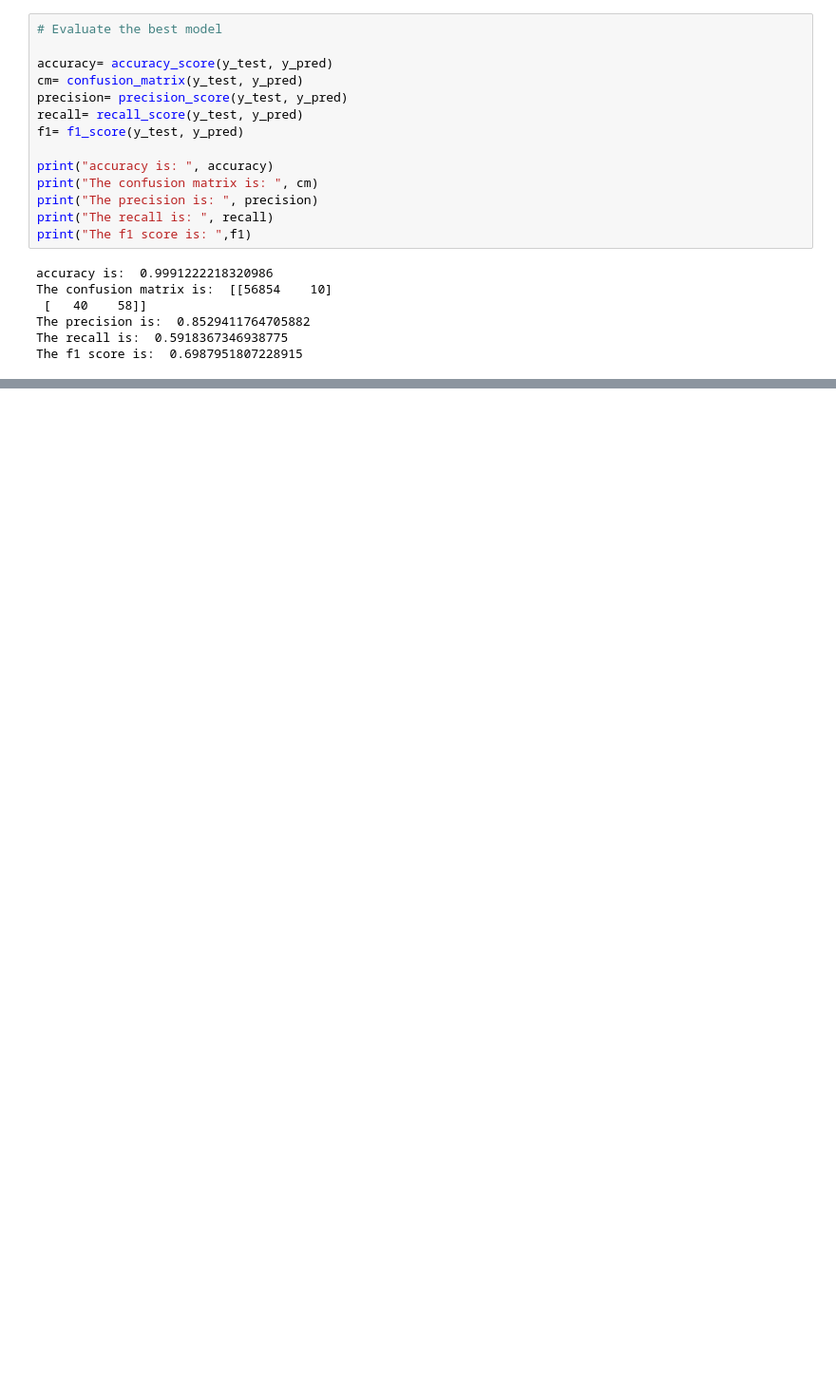
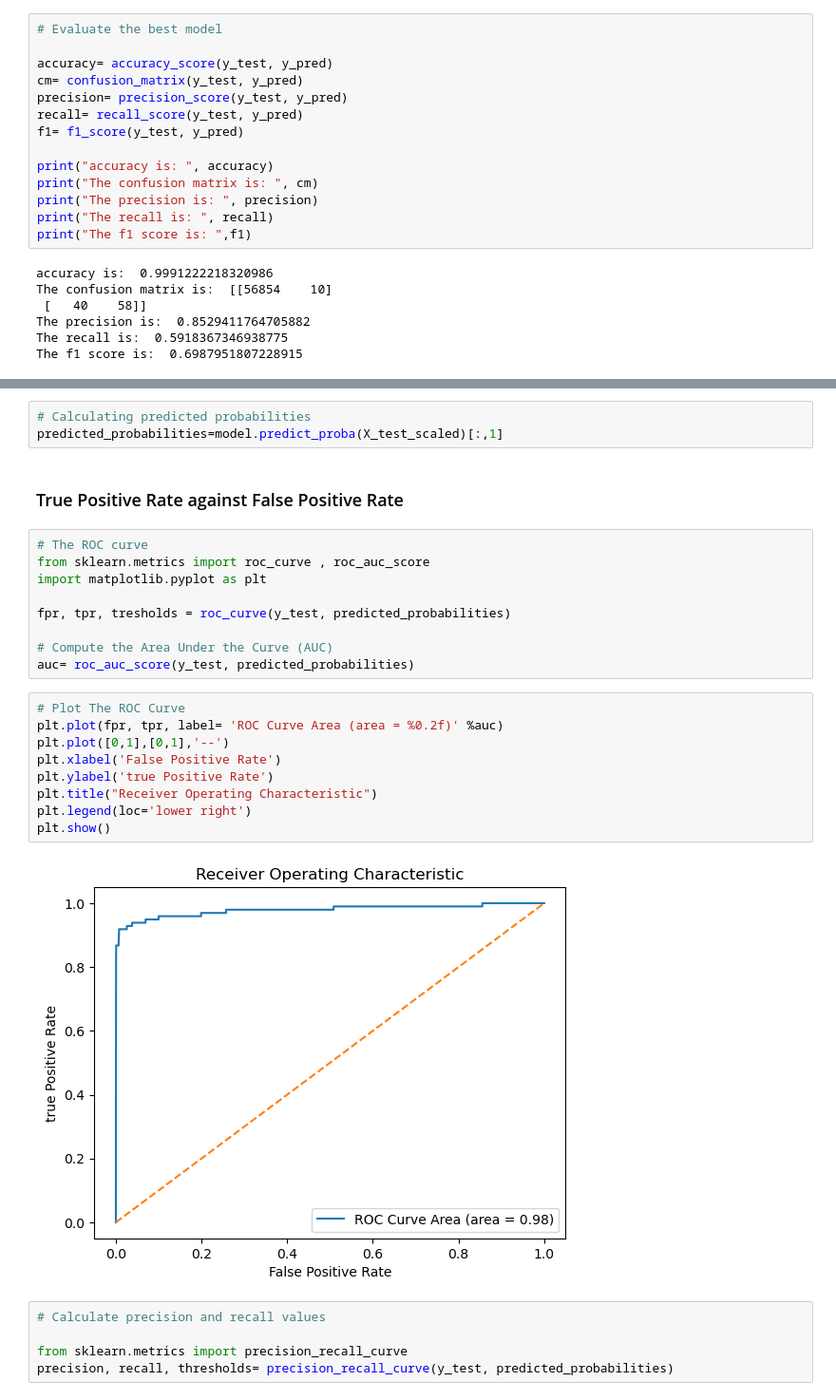
Before and after one commit to fatimzahra1/FraudDetection, a Jupyter notebook: notebook82a07f7278.ipynb, the cells around one changed output, grey strips where cells are left out. Shown: that part at 95% size. Saved outputs shown, nothing was run; the diff lists cells and outputs as text; blank space fills up the shorter version.

```diff
--- a/notebook82a07f7278.ipynb
+++ b/notebook82a07f7278.ipynb
@@ -261,0 +261,30 @@ The f1 score is:  0.6987951807228915
+# %%
+# Calculating predicted probabilities
+predicted_probabilities=model.predict_proba(X_test_scaled)[:,1]
+# %% [markdown]
+### True Positive Rate against False Positive Rate
+# %%
+# The ROC curve
+from sklearn.metrics import roc_curve , roc_auc_score
+import matplotlib.pyplot as plt
+
+fpr, tpr, tresholds = roc_curve(y_test, predicted_probabilities)
+
+# Compute the Area Under the Curve (AUC)
+auc= roc_auc_score(y_test, predicted_probabilities)
+# %%
+# Plot The ROC Curve
+plt.plot(fpr, tpr, label= 'ROC Curve Area (area = %0.2f)' %auc)
+plt.plot([0,1],[0,1],'--')
+plt.xlabel('False Positive Rate')
+plt.ylabel('true Positive Rate')
+plt.title("Receiver Operating Characteristic")
+plt.legend(loc='lower right')
+plt.show()
+# %% [output]
+[figure, added]
+# %%
+# Calculate precision and recall values
+
+from sklearn.metrics import precision_recall_curve
+precision, recall, thresholds= precision_recall_curve(y_test, predicted_probabilities)
```
Also changed, not shown: parts of 6 cells of this notebook.
